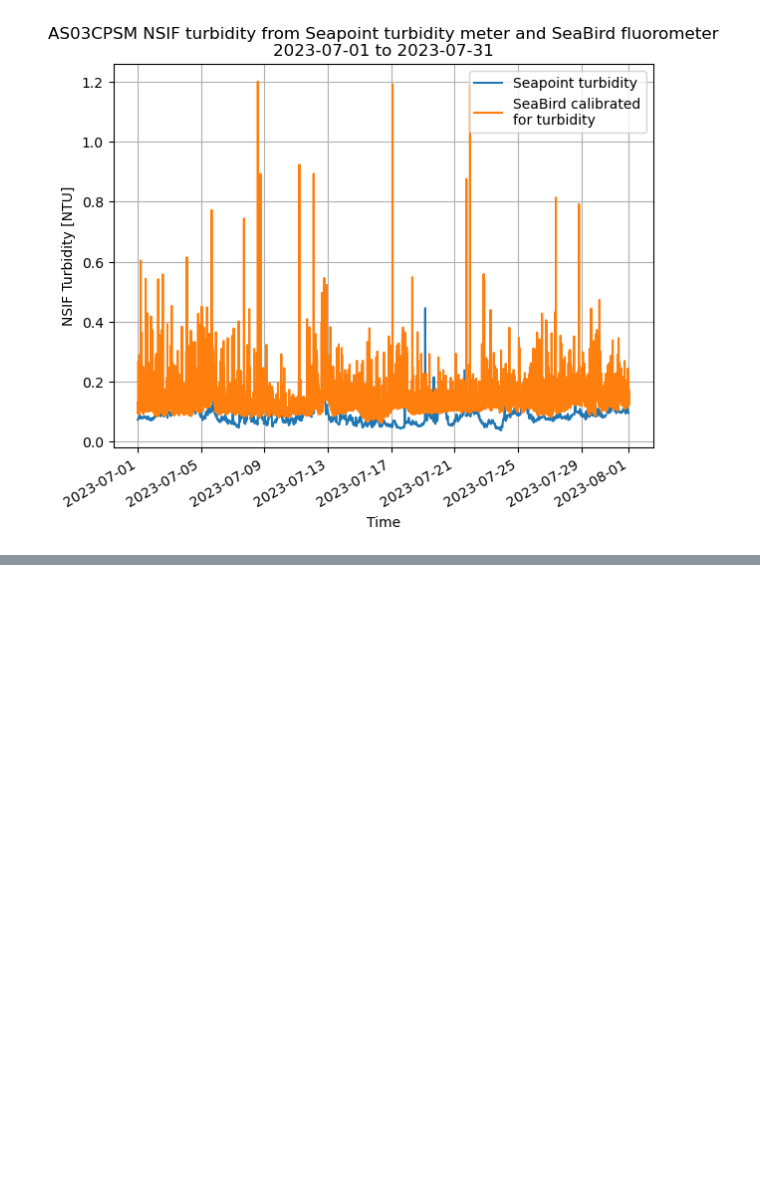
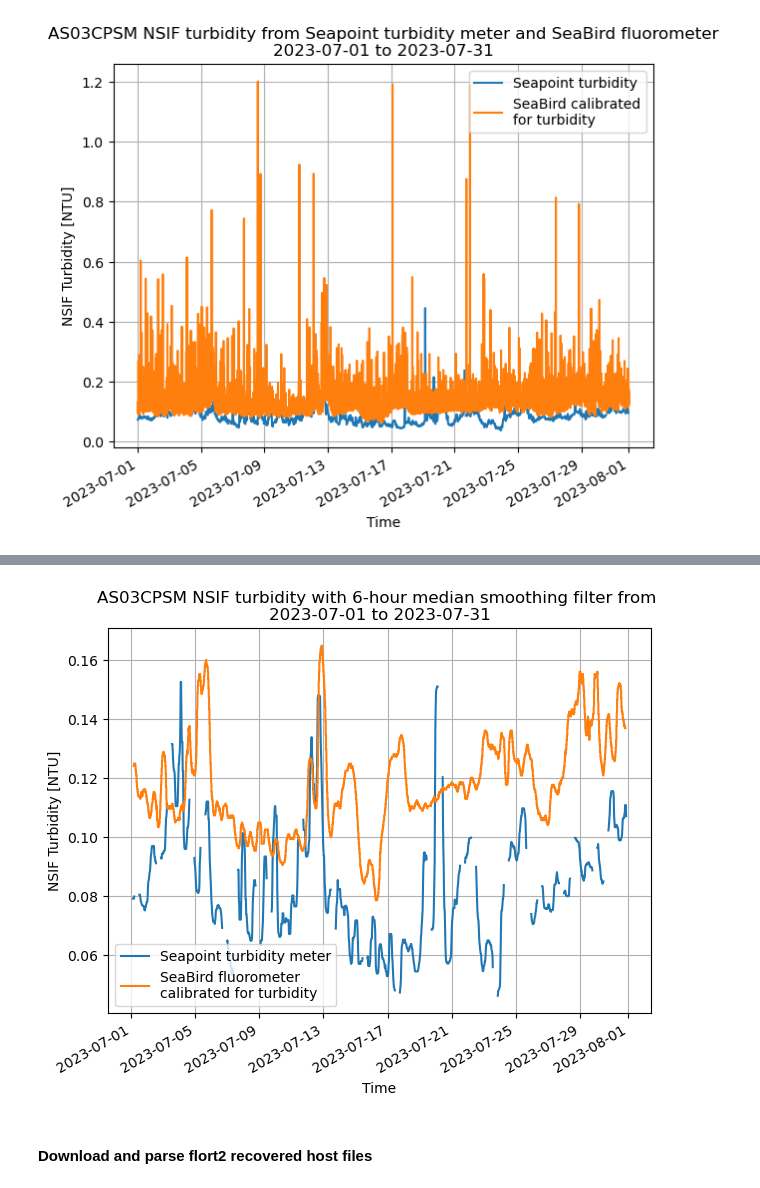
Before and after one commit to cooleyky/AST3, a Jupyter notebook: turbidity.ipynb, the cells around one changed output, grey strips where cells are left out. Saved outputs shown, nothing was run; the diff lists cells and outputs as text; code cells hidden in the pictures; blank space fills up the shorter version.

```diff
--- a/turbidity.ipynb
+++ b/turbidity.ipynb
@@ -398,0 +486,16 @@ plt.show()
+# %%
+# Plot 6-hour median filtered NSIF Seapoint turbidity and SeaBird turbidity from flort
+fig, axs = plt.subplots(nrows=1, ncols=1, sharex=True, figsize=[7, 5])
+tuNSIF25_Jul.plot.line(ax=axs, label="Seapoint turbidity meter")
+flort1_ntu_Jul.plot.line(ax=axs, label="SeaBird fluorometer\ncalibrated for turbidity")
+axs.grid()
+axs.set_ylabel('NSIF Turbidity [NTU]')
+axs.set_xlabel('Time')
+plt.legend()
+axs.set_title(f'AS03CPSM NSIF turbidity with 6-hour median smoothing filter from \n{tuNSIF25_Jul["Time"][0].values:.10} to {tuNSIF25_Jul["Time"][-1].values:.10}')
+# plt.savefig('figures/AS03CPSM_turbidity_Jul2023_timeseries_{today}.png'.format(today=date.today().strftime('%Y%m%d')))
+plt.show()
+# %% [output]
+[figure, added]
+# %% [markdown]
+#### Download and parse flort2 recovered host files
```
Also changed, not shown: parts of 35 cells of this notebook.
